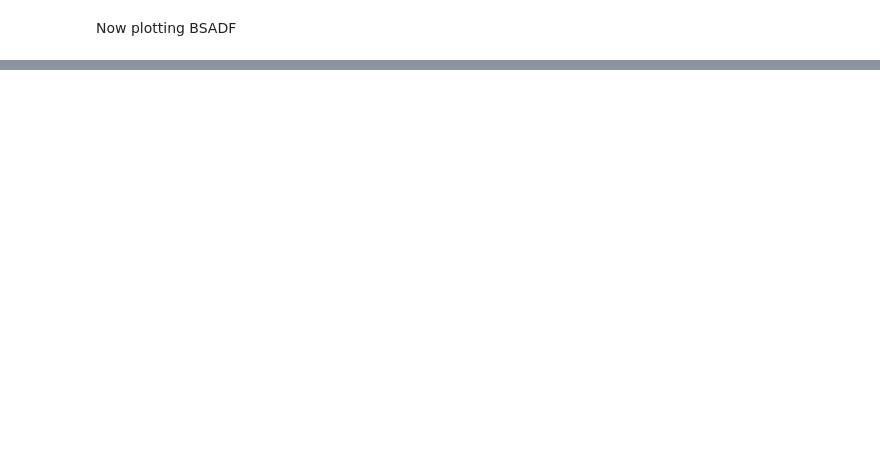
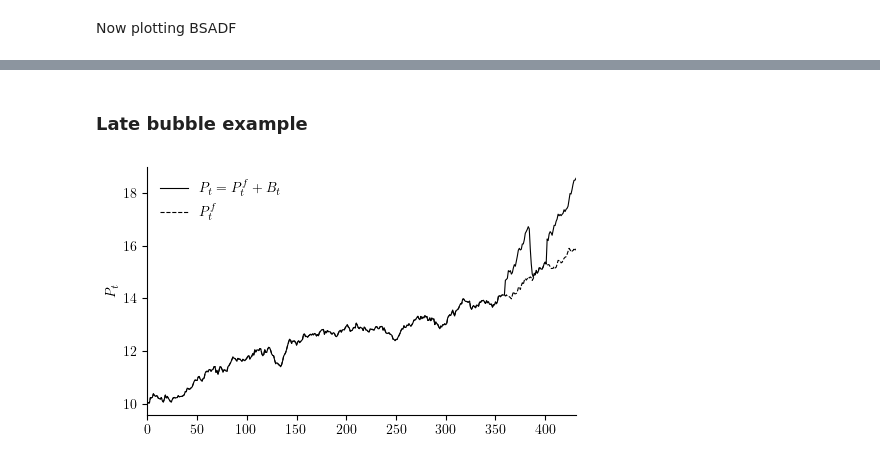
Before and after one commit to emilfriis/Bachelor, a Jupyter notebook: simulation/simulation_master.ipynb, the cells around one changed output, grey strips where cells are left out. Saved outputs shown, nothing was run; the diff lists cells and outputs as text; code cells hidden in the pictures; blank space fills up the shorter version.

```diff
--- a/simulation/simulation_master.ipynb
+++ b/simulation/simulation_master.ipynb
@@ -354,0 +448,65 @@ plt.show()
+# %% [markdown]
+### Late bubble example
+# %%
+# late bubble
+
+Pf_latebubbles, B_latebubbles, P_latebubbles = simulation_master.simulate_price_with_bubbles(
+
+    # Sample size
+    T = 432,
+
+    # Fundamental component
+    rho_f = 1.0,
+    mu_f = 0.01,
+    sigma_f = 0.08,
+    Pf0 = 10.0,
+
+    # Bubble component
+    include_bubble = True,
+    R = 0.04,
+    sigma_b = 0.1,
+    omega = 0.6,
+    B0 = 0.0,
+
+    # covid
+    tau_s1 = 360,
+    tau_e1 = 384,
+    B0_1 = 0.6,
+    # ai
+    tau_s2 = 402,
+    tau_e2 = 432,
+    B0_2 = 1.0,
+
+    # seed
+    seed = 5,
+
+)
+
+# font
+plt.rcParams['text.usetex'] = True
+plt.rcParams['font.family'] = 'serif'
+
+# plot
+plt.figure(figsize=(5, 3))
+plt.plot(P_latebubbles.index, P_latebubbles.values, color='black', linewidth=0.8, ls='-', label=r'$P_t = P_t^f + B_t$')
+plt.plot(Pf_latebubbles.index, Pf_latebubbles.values, color='black', linewidth=0.8, ls='--', label=r'$P_t^f$')
+plt.ylabel(r'$P_t$')
+
+# formatting
+plt.tight_layout()
+plt.gca().yaxis.set_major_formatter(FuncFormatter(lambda x, pos: f"{x:,.0f}".replace(",", ".")))
+# plt.grid(True, alpha=0.5, linestyle='--')
+plt.legend(frameon=False, loc='upper left')
+plt.xlim(P_latebubbles.index.min(), P_latebubbles.index.max())
+
+# cleaner axes
+plt.gca().spines['top'].set_visible(False)
+plt.gca().spines['right'].set_visible(False)
+
+# save and show
+plt.savefig('plots/P_latebubbles.pdf')
+P_latebubbles = P_latebubbles.rename('P_latebubbles')
+P_latebubbles.to_csv('data/P_latebubbles.csv', index=False)
+plt.show()
+# %% [output]
+[figure, added]
```
Also changed, not shown: parts of 23 cells of this notebook, 21 other files.
